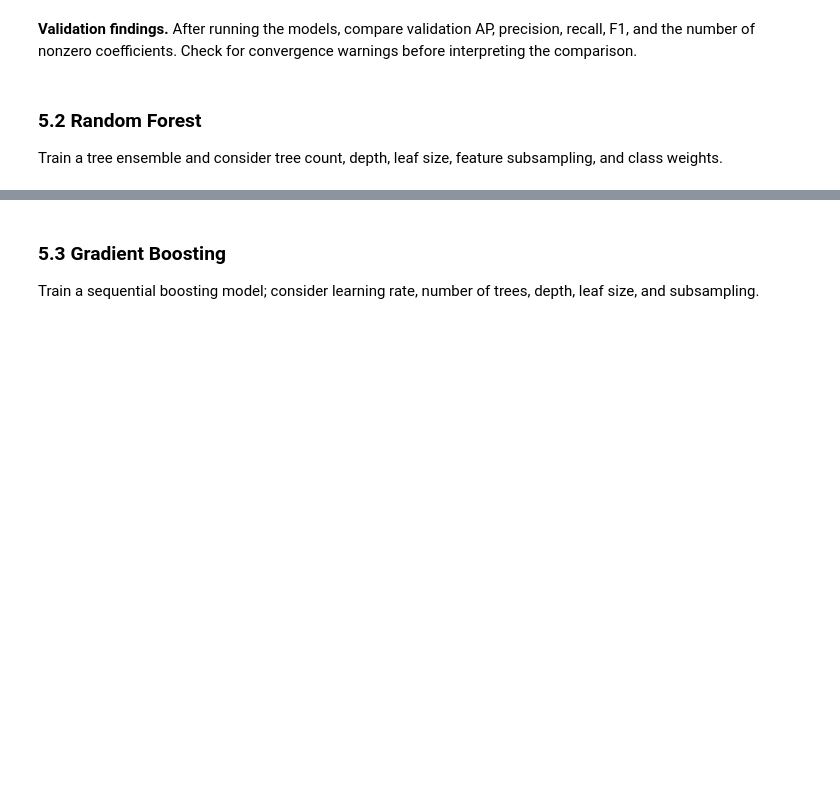
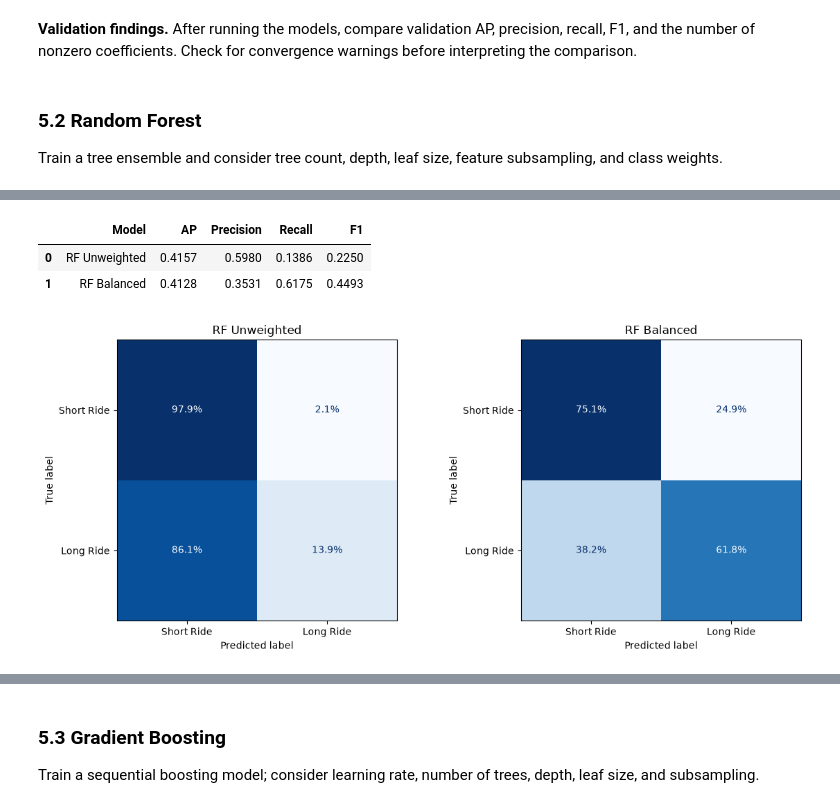
Before and after one commit to GeraintG/CIS_5450_Indigo_Data, a Jupyter notebook: indego_trips_analysis.ipynb, the cells around one changed output, grey strips where cells are left out. Cells and saved outputs as stored; diff of their text form; code cells hidden in the pictures; blank space fills up the shorter version.

```diff
--- a/indego_trips_analysis.ipynb
+++ b/indego_trips_analysis.ipynb
@@ -900,0 +1403,62 @@ Train a tree ensemble and consider tree count, depth, leaf size, feature subsamp
+# %%
+y_val = y_validation.to_numpy()
+
+rf_validation_results = []
+rf_validation_predictions = {}
+
+for name, model in rf_candidate_models.items():
+
+    # Predict probabilities and labels
+    rf_prob = model.predict_proba(X_validation)[:, 1]
+    rf_pred = (rf_prob >= 0.5).astype(int)
+
+    # Store predictions for later visualization
+    rf_validation_predictions[name] = {
+        "prob": rf_prob,
+        "pred": rf_pred
+    }
+
+    # Evaluate
+    rf_validation_results.append({
+        "Model": name,
+        "AP": average_precision_score(y_val, rf_prob),
+        "Precision": precision_score(y_val, rf_pred, zero_division=0),
+        "Recall": recall_score(y_val, rf_pred, zero_division=0),
+        "F1": f1_score(y_val, rf_pred, zero_division=0)
+    })
+
+rf_validation_df = pd.DataFrame(rf_validation_results)
+display(rf_validation_df.round(4))
+# %% [output]
+|  | Model | AP | Precision | Recall | F1 |
+| 0 | RF Unweighted | 0.4157 | 0.5980 | 0.1386 | 0.2250 |
+| 1 | RF Balanced | 0.4128 | 0.3531 | 0.6175 | 0.4493 |
+# %%
+fig, axes = plt.subplots(1, 2, figsize=(12, 5))
+for ax, (name, results) in zip(axes, rf_validation_predictions.items()):
+
+    cm = confusion_matrix(
+        y_val,
+        results["pred"],
+        labels=[0, 1],
+        normalize="true"
+    )
+
+    disp = ConfusionMatrixDisplay(
+        confusion_matrix=cm,
+        display_labels=["Short Ride", "Long Ride"]
+    )
+
+    disp.plot(
+        ax=ax,
+        cmap="Blues",
+        colorbar=False,
+        values_format=".1%"
+    )
+
+    ax.set_title(name)
+
+plt.tight_layout()
+plt.show()
+# %% [output]
+[figure, added]
```
Also changed, not shown: parts of 27 cells of this notebook.
